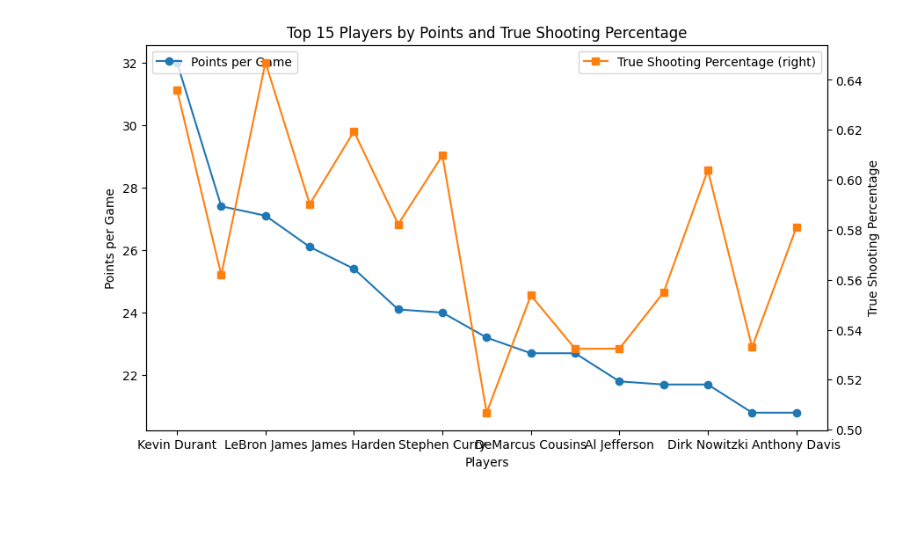
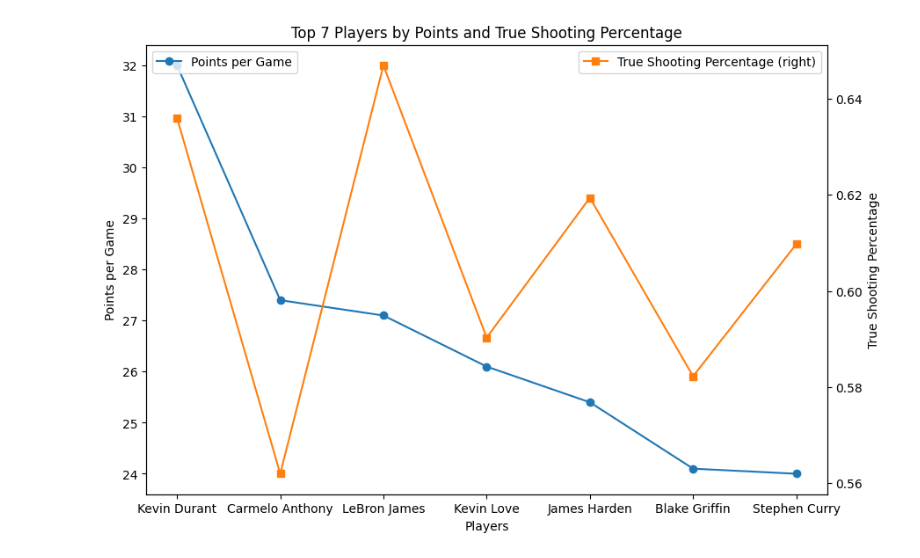
Before and after one commit to yangtommy6/NBAStatsData, a Jupyter notebook: NBADataStory.ipynb, the cells around one changed output. Saved outputs shown, nothing was run; the diff lists cells and outputs as text; code cells hidden in the pictures; blank space fills up the shorter version.

```diff
--- a/NBADataStory.ipynb
+++ b/NBADataStory.ipynb
@@ -1,33 +1,33 @@
 # %%
 import pandas as pd
 import matplotlib.pyplot as plt
 
 # Read data
 data = pd.read_csv("NBA2013_14Stats.csv")
 
 # Calculate TS%
-data["TS%"] = data["PTS"] / (2 * (data["FGA"] + 0.44 * data["FTA"]))
+data['TS%'] = data['PTS'] / (2 * (data['FGA'] + 0.44 * data['FTA']))
 
-# Filter top 15 scoring leaders
-top_15 = data.nlargest(15, "PTS")
-top_15_filtered = top_15[["PLAYER", "PTS", "TS%"]]
+# Filter top 5 scoring leaders
+top_5 = data.nlargest(7, "PTS")
+top_5_filtered = top_5[["PLAYER", "PTS", "TS%"]]
 
 # Create the line chart
-fig, ax = plt.subplots(figsize=(10, 6)) # increase figure size
-top_15_filtered.plot(x="PLAYER", y="PTS", ax=ax, marker="o", label="Points per Game")
-top_15_filtered.plot(x="PLAYER", y="TS%", ax=ax, marker="s", secondary_y=True, label="True Shooting Percentage")
+fig, ax = plt.subplots(figsize=(10, 7)) # increase figure size
+top_5_filtered.plot(x="PLAYER", y="PTS", ax=ax, marker="o", label="Points per Game")
+top_5_filtered.plot(x="PLAYER", y="TS%", ax=ax, marker="s", secondary_y= True, label="True Shooting Percentage")
 
 # Set plot title and axis labels
-ax.set_title("Top 15 Players by Points and True Shooting Percentage")
+ax.set_title("Top 7 Players by Points and True Shooting Percentage")
 ax.set_xlabel("Players")
 ax.set_ylabel("Points per Game")
 ax.right_ax.set_ylabel("True Shooting Percentage")
 
 # Customize plot appearance
 ax.legend(loc="upper left")
 ax.right_ax.legend(loc="upper right")
-plt.xticks(rotation=30, ha="right") # rotate x-tick labels
+plt.xticks(rotation=30) # rotate x-tick labels
 plt.subplots_adjust(bottom=0.15) # adjust bottom margin to fit x-tick labels
 plt.show()
 # %% [output]
-[figure, old version]
+[figure, new version]
```
Also changed, not shown: parts of 1 cell of this notebook, 1 other file.
